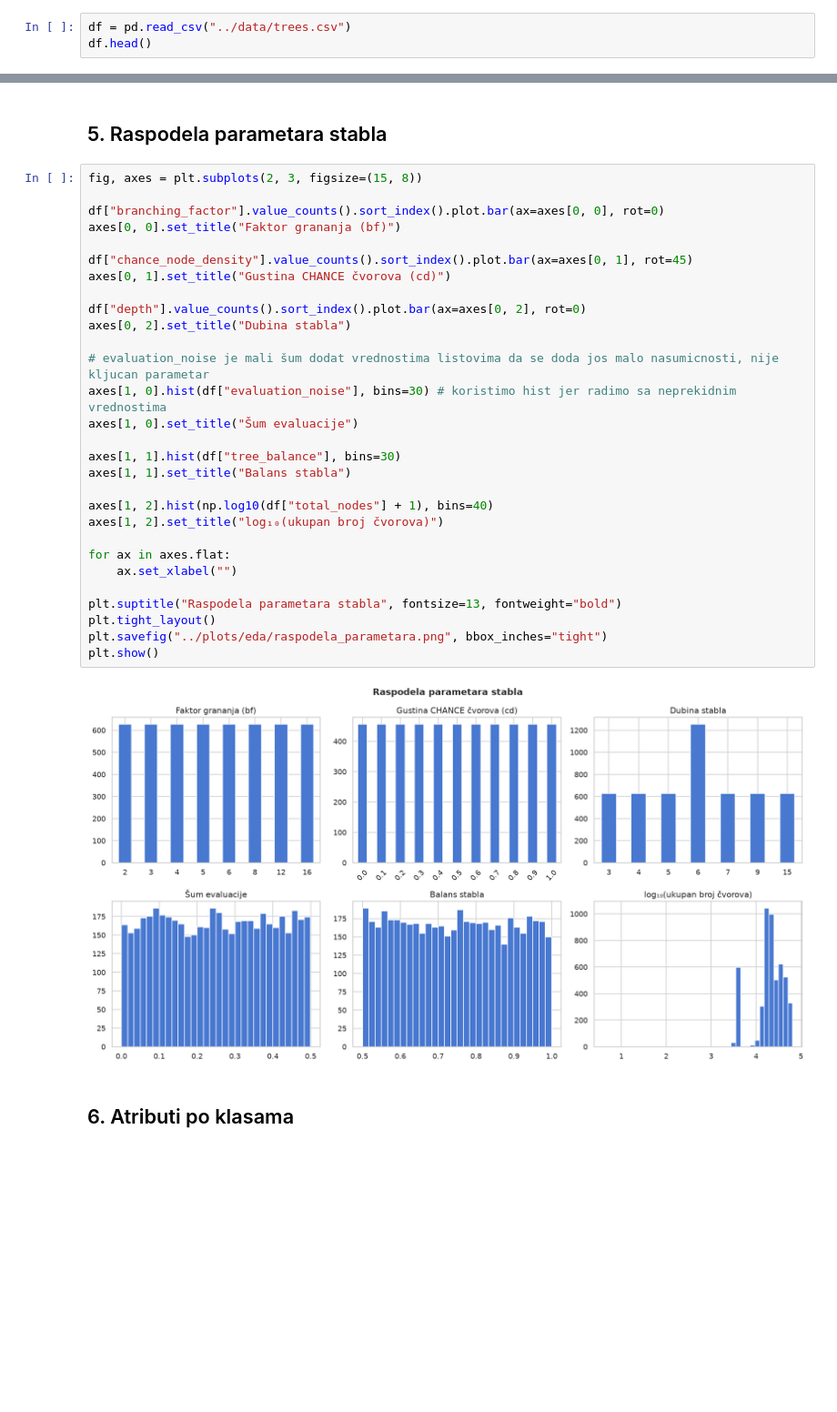
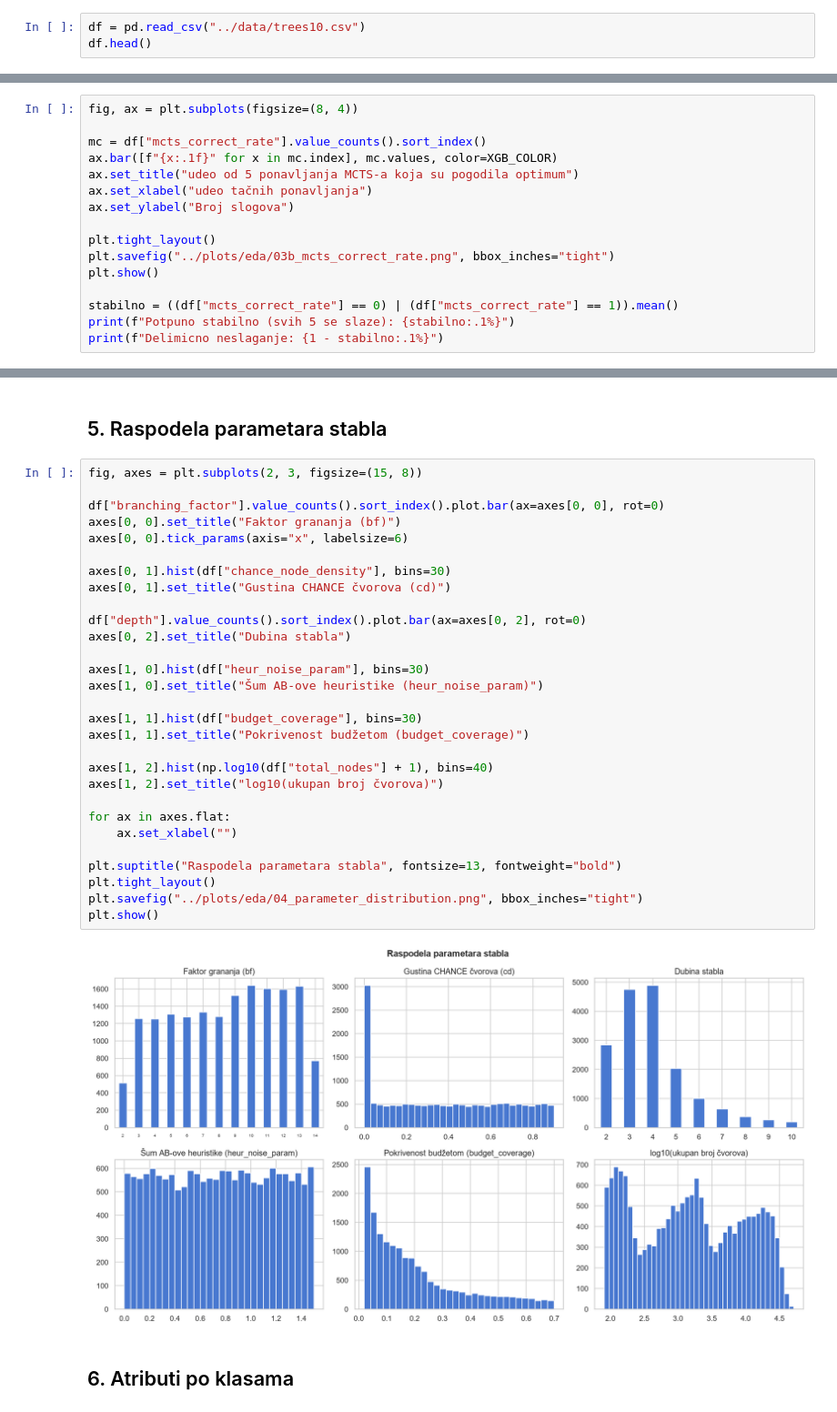
Before and after one commit to andja45/game-tree-algorithm-selection, a Jupyter notebook: notebooks/01_eda.ipynb, the cells around one changed output, grey strips where cells are left out. Shown at 91% size. Cells and saved outputs as stored; diff of their text form; blank space fills up the shorter version.

```diff
--- a/notebooks/01_eda.ipynb
+++ b/notebooks/01_eda.ipynb
@@ -23,6 +23,6 @@ from theme import *
 # %%
 Path("../plots/eda").mkdir(parents=True, exist_ok=True)
 # %%
-df = pd.read_csv("../data/trees.csv")
+df = pd.read_csv("../data/trees10.csv")
 df.head()
 # %% [output]
@@ -150,0 +182,16 @@ plt.show()
+# %%
+fig, ax = plt.subplots(figsize=(8, 4))
+
+mc = df["mcts_correct_rate"].value_counts().sort_index()
+ax.bar([f"{x:.1f}" for x in mc.index], mc.values, color=XGB_COLOR)
+ax.set_title("udeo od 5 ponavljanja MCTS-a koja su pogodila optimum")
+ax.set_xlabel("udeo tačnih ponavljanja")
+ax.set_ylabel("Broj slogova")
+
+plt.tight_layout()
+plt.savefig("../plots/eda/03b_mcts_correct_rate.png", bbox_inches="tight")
+plt.show()
+
+stabilno = ((df["mcts_correct_rate"] == 0) | (df["mcts_correct_rate"] == 1)).mean()
+print(f"Potpuno stabilno (svih 5 se slaze): {stabilno:.1%}")
+print(f"Delimicno neslaganje: {1 - stabilno:.1%}")
@@ -153,34 +204,34 @@ plt.show()
 # %%
 fig, axes = plt.subplots(2, 3, figsize=(15, 8))
 
 df["branching_factor"].value_counts().sort_index().plot.bar(ax=axes[0, 0], rot=0)
 axes[0, 0].set_title("Faktor grananja (bf)")
+axes[0, 0].tick_params(axis="x", labelsize=6)
 
-df["chance_node_density"].value_counts().sort_index().plot.bar(ax=axes[0, 1], rot=45)
+axes[0, 1].hist(df["chance_node_density"], bins=30)
 axes[0, 1].set_title("Gustina CHANCE čvorova (cd)")
 
 df["depth"].value_counts().sort_index().plot.bar(ax=axes[0, 2], rot=0)
 axes[0, 2].set_title("Dubina stabla")
 
-# evaluation_noise je mali šum dodat vrednostima listovima da se doda jos malo nasumicnosti, nije kljucan parametar
-axes[1, 0].hist(df["evaluation_noise"], bins=30) # koristimo hist jer radimo sa neprekidnim vrednostima
-axes[1, 0].set_title("Šum evaluacije")
+axes[1, 0].hist(df["heur_noise_param"], bins=30)
+axes[1, 0].set_title("Šum AB-ove heuristike (heur_noise_param)")
 
-axes[1, 1].hist(df["tree_balance"], bins=30)
-axes[1, 1].set_title("Balans stabla")
+axes[1, 1].hist(df["budget_coverage"], bins=30)
+axes[1, 1].set_title("Pokrivenost budžetom (budget_coverage)")
 
 axes[1, 2].hist(np.log10(df["total_nodes"] + 1), bins=40)
-axes[1, 2].set_title("log₁₀(ukupan broj čvorova)")
+axes[1, 2].set_title("log10(ukupan broj čvorova)")
 
 for ax in axes.flat:
     ax.set_xlabel("")
 
 plt.suptitle("Raspodela parametara stabla", fontsize=13, fontweight="bold")
 plt.tight_layout()
-plt.savefig("../plots/eda/raspodela_parametara.png", bbox_inches="tight")
+plt.savefig("../plots/eda/04_parameter_distribution.png", bbox_inches="tight")
 plt.show()
 # %% [output]
-[figure, old version]
+[figure, new version]
 # %% [markdown]
 ## 6. Atributi po klasama
 # %%
```
Also changed, not shown: parts of 21 cells of this notebook, 4 other files.
